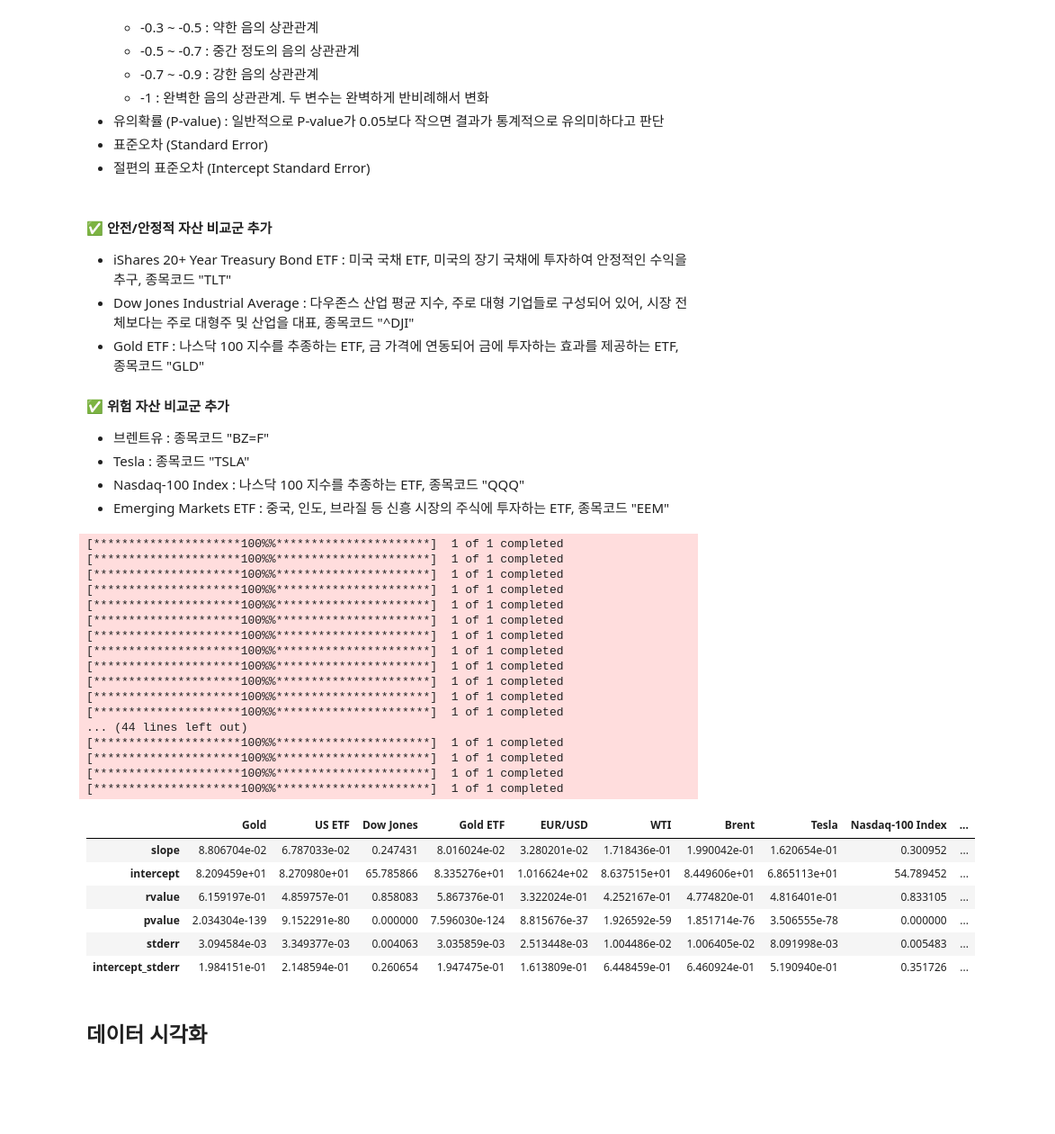
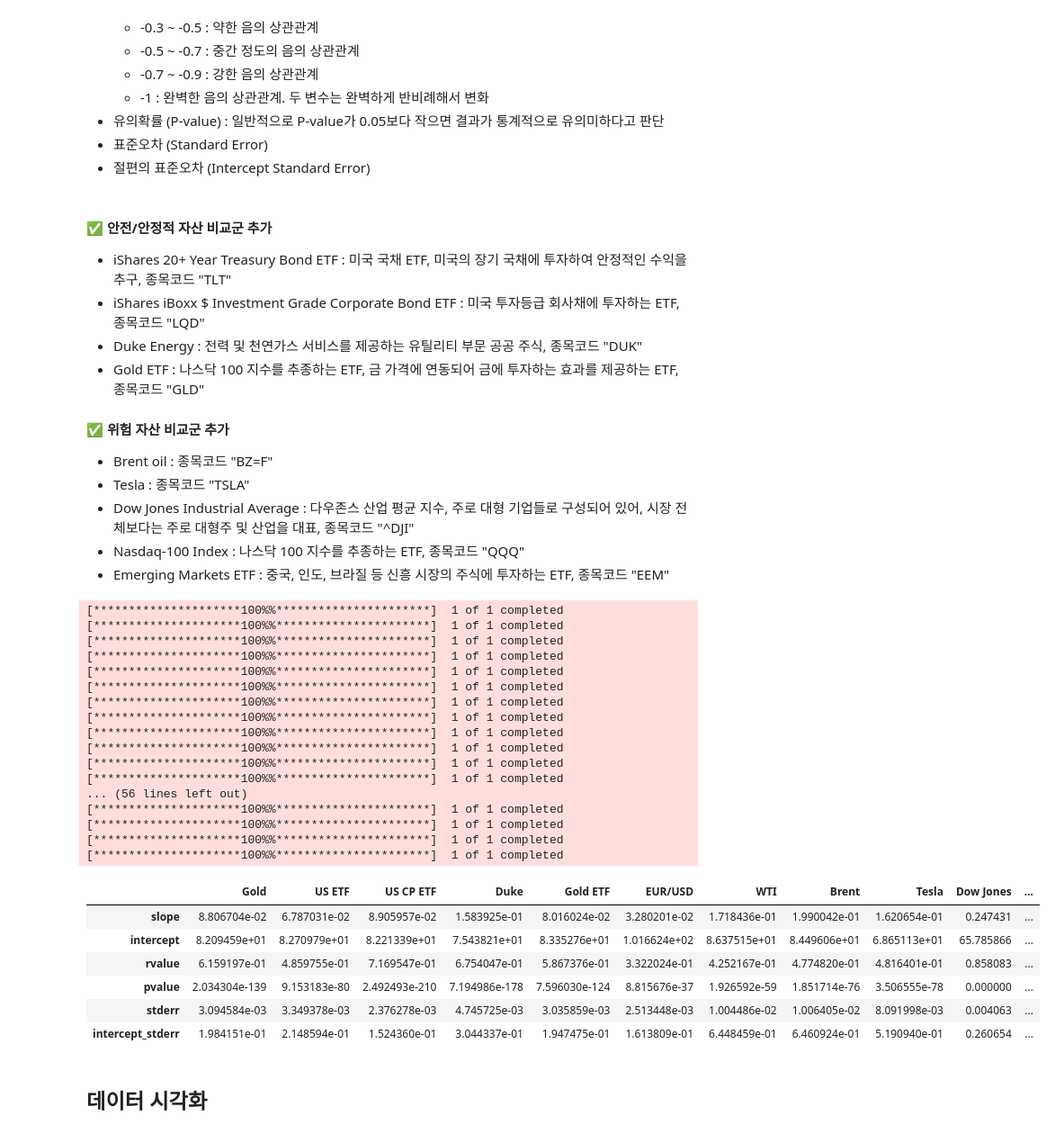
Before and after one commit to Ahram-Jeong/data-analysis-project, a Jupyter notebook: notebooks/BitcoinDataAnalysisV2_2014_2019.ipynb, the cells around one changed output. Shown at 90% size. Cells and saved outputs as stored; diff of their text form; code cells hidden in the pictures; blank space fills up the shorter version.

```diff
--- a/notebooks/BitcoinDataAnalysisV2_2014_2019.ipynb
+++ b/notebooks/BitcoinDataAnalysisV2_2014_2019.ipynb
@@ -167,57 +167,61 @@ ticker
 # %% [markdown]
 #### ✅ 안전/안정적 자산 비교군 추가
 - iShares 20+ Year Treasury Bond ETF : 미국 국채 ETF, 미국의 장기 국채에 투자하여 안정적인 수익을 추구, 종목코드 "TLT"
-- Dow Jones Industrial Average : 다우존스 산업 평균 지수, 주로 대형 기업들로 구성되어 있어, 시장 전체보다는 주로 대형주 및 산업을 대표, 종목코드 "^DJI"
+- iShares iBoxx $ Investment Grade Corporate Bond ETF : 미국 투자등급 회사채에 투자하는 ETF, 종목코드 "LQD"
+- Duke Energy : 전력 및 천연가스 서비스를 제공하는 유틸리티 부문 공공 주식, 종목코드 "DUK"
 - Gold ETF : 나스닥 100 지수를 추종하는 ETF, 금 가격에 연동되어 금에 투자하는 효과를 제공하는 ETF, 종목코드 "GLD"
 
 #### ✅ 위험 자산 비교군 추가
-- 브렌트유 :  종목코드 "BZ=F"
+- Brent oil :  종목코드 "BZ=F"
 - Tesla :  종목코드 "TSLA"
+- Dow Jones Industrial Average : 다우존스 산업 평균 지수, 주로 대형 기업들로 구성되어 있어, 시장 전체보다는 주로 대형주 및 산업을 대표, 종목코드 "^DJI"
 - Nasdaq-100 Index : 나스닥 100 지수를 추종하는 ETF, 종목코드 "QQQ"
 - Emerging Markets ETF : 중국, 인도, 브라질 등 신흥 시장의 주식에 투자하는 ETF, 종목코드 "EEM"
 # %%
 # 선형 회귀 계수 산출
 # 안전 자산, 안정적 자산
 gold_lin = lin_data(gold, start_date, end_date)
-us_etf_lin = lin_data("TLT", start_date, end_date)
-dj_lin = lin_data("^DJI", start_date, end_date)
+tlt_lin = lin_data("TLT", start_date, end_date)
+lqd_lin = lin_data("LQD", start_date, end_date)
+duk_lin = lin_data("DUK", start_date, end_date)
 gold_etf_lin = lin_data("GLD", start_date, end_date)
 usd_lin = lin_data(usd, start_date, end_date)
 # 위험 자산
 wti_lin = lin_data(wti, start_date, end_date)
 brent_lin = lin_data("BZ=F", start_date, end_date)
 tsla_lin = lin_data("TSLA", start_date, end_date)
+dj_lin = lin_data("^DJI", start_date, end_date)
 nasdq_lin = lin_data("QQQ", start_date, end_date)
 em_etf_lin = lin_data("EEM", start_date, end_date)
 
-df_lin = pd.concat([gold_lin, us_etf_lin, dj_lin, gold_etf_lin, usd_lin, wti_lin, brent_lin, tsla_lin, nasdq_lin, em_etf_lin], axis = 1)
-df_lin.columns = ["Gold", "US ETF", "Dow Jones", "Gold ETF", "EUR/USD", "WTI", "Brent", "Tesla", "Nasdaq-100 Index", "Emerging Markets ETF"]
+df_lin = pd.concat([gold_lin, tlt_lin, lqd_lin, duk_lin, gold_etf_lin, usd_lin, wti_lin, brent_lin, tsla_lin, dj_lin, nasdq_lin, em_etf_lin], axis = 1)
+df_lin.columns = ["Gold", "US ETF", "US CP ETF", "Duke", "Gold ETF", "EUR/USD", "WTI", "Brent", "Tesla", "Dow Jones", "Nasdaq-100 Index", "Emerging Markets ETF"]
 df_lin
 # %% [output]
 [*********************100%%**********************]  1 of 1 completed
 [*********************100%%**********************]  1 of 1 completed
 [*********************100%%**********************]  1 of 1 completed
 [*********************100%%**********************]  1 of 1 completed
 [*********************100%%**********************]  1 of 1 completed
 [*********************100%%**********************]  1 of 1 completed
 [*********************100%%**********************]  1 of 1 completed
 [*********************100%%**********************]  1 of 1 completed
 [*********************100%%**********************]  1 of 1 completed
 [*********************100%%**********************]  1 of 1 completed
 [*********************100%%**********************]  1 of 1 completed
 [*********************100%%**********************]  1 of 1 completed
-... (44 lines left out)
+... (56 lines left out)
 [*********************100%%**********************]  1 of 1 completed
 [*********************100%%**********************]  1 of 1 completed
 [*********************100%%**********************]  1 of 1 completed
 [*********************100%%**********************]  1 of 1 completed
-|  | Gold | US ETF | Dow Jones | Gold ETF | EUR/USD | WTI | Brent | Tesla | Nasdaq-100 Index | ... |
-| slope | 8.806704e-02 | 6.787033e-02 | 0.247431 | 8.016024e-02 | 3.280201e-02 | 1.718436e-01 | 1.990042e-01 | 1.620654e-01 | 0.300952 | ... |
-| intercept | 8.209459e+01 | 8.270980e+01 | 65.785866 | 8.335276e+01 | 1.016624e+02 | 8.637515e+01 | 8.449606e+01 | 6.865113e+01 | 54.789452 | ... |
-| rvalue | 6.159197e-01 | 4.859757e-01 | 0.858083 | 5.867376e-01 | 3.322024e-01 | 4.252167e-01 | 4.774820e-01 | 4.816401e-01 | 0.833105 | ... |
-| pvalue | 2.034304e-139 | 9.152291e-80 | 0.000000 | 7.596030e-124 | 8.815676e-37 | 1.926592e-59 | 1.851714e-76 | 3.506555e-78 | 0.000000 | ... |
-| stderr | 3.094584e-03 | 3.349377e-03 | 0.004063 | 3.035859e-03 | 2.513448e-03 | 1.004486e-02 | 1.006405e-02 | 8.091998e-03 | 0.005483 | ... |
-| intercept_stderr | 1.984151e-01 | 2.148594e-01 | 0.260654 | 1.947475e-01 | 1.613809e-01 | 6.448459e-01 | 6.460924e-01 | 5.190940e-01 | 0.351726 | ... |
+|  | Gold | US ETF | US CP ETF | Duke | Gold ETF | EUR/USD | WTI | Brent | Tesla | Dow Jones | ... |
+| slope | 8.806704e-02 | 6.787031e-02 | 8.905957e-02 | 1.583925e-01 | 8.016024e-02 | 3.280201e-02 | 1.718436e-01 | 1.990042e-01 | 1.620654e-01 | 0.247431 | ... |
+| intercept | 8.209459e+01 | 8.270979e+01 | 8.221339e+01 | 7.543821e+01 | 8.335276e+01 | 1.016624e+02 | 8.637515e+01 | 8.449606e+01 | 6.865113e+01 | 65.785866 | ... |
+| rvalue | 6.159197e-01 | 4.859755e-01 | 7.169547e-01 | 6.754047e-01 | 5.867376e-01 | 3.322024e-01 | 4.252167e-01 | 4.774820e-01 | 4.816401e-01 | 0.858083 | ... |
+| pvalue | 2.034304e-139 | 9.153183e-80 | 2.492493e-210 | 7.194986e-178 | 7.596030e-124 | 8.815676e-37 | 1.926592e-59 | 1.851714e-76 | 3.506555e-78 | 0.000000 | ... |
+| stderr | 3.094584e-03 | 3.349378e-03 | 2.376278e-03 | 4.745725e-03 | 3.035859e-03 | 2.513448e-03 | 1.004486e-02 | 1.006405e-02 | 8.091998e-03 | 0.004063 | ... |
+| intercept_stderr | 1.984151e-01 | 2.148594e-01 | 1.524360e-01 | 3.044337e-01 | 1.947475e-01 | 1.613809e-01 | 6.448459e-01 | 6.460924e-01 | 5.190940e-01 | 0.260654 | ... |
 # %% [markdown]
 ## 데이터 시각화
 # %%
```
Also changed, not shown: parts of 2 cells of this notebook, 1 other file.
